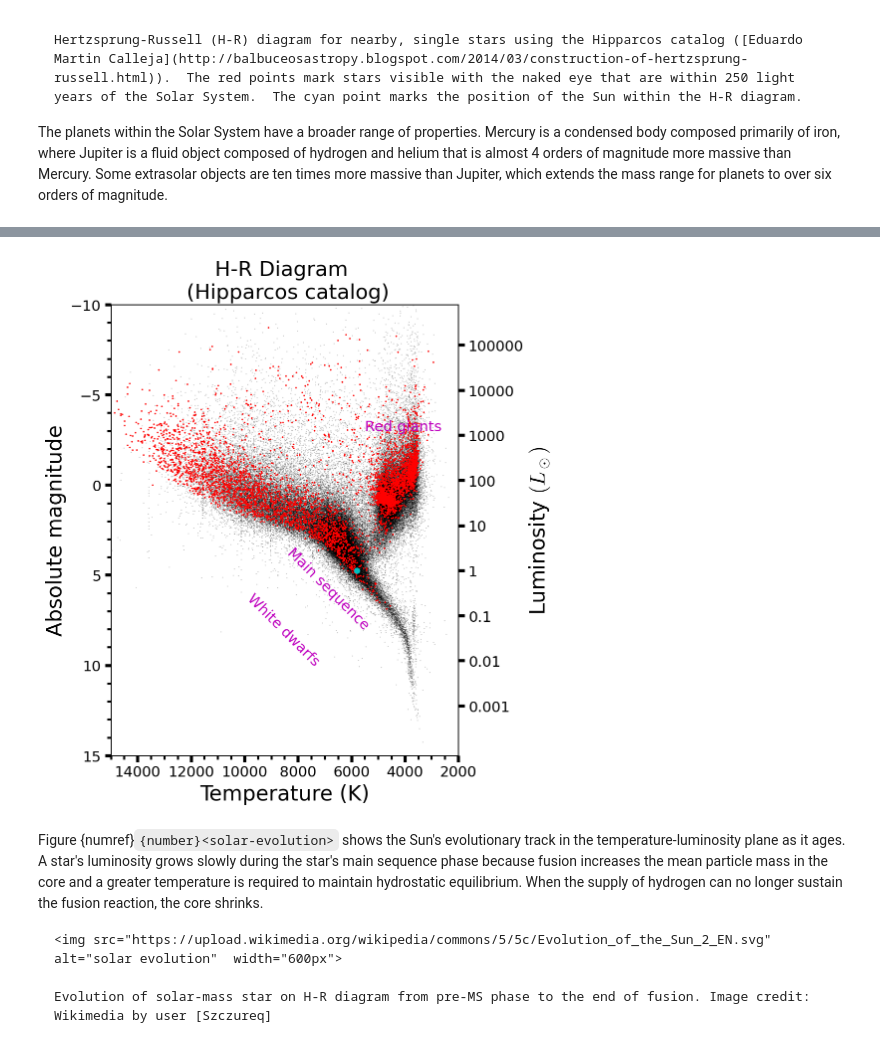
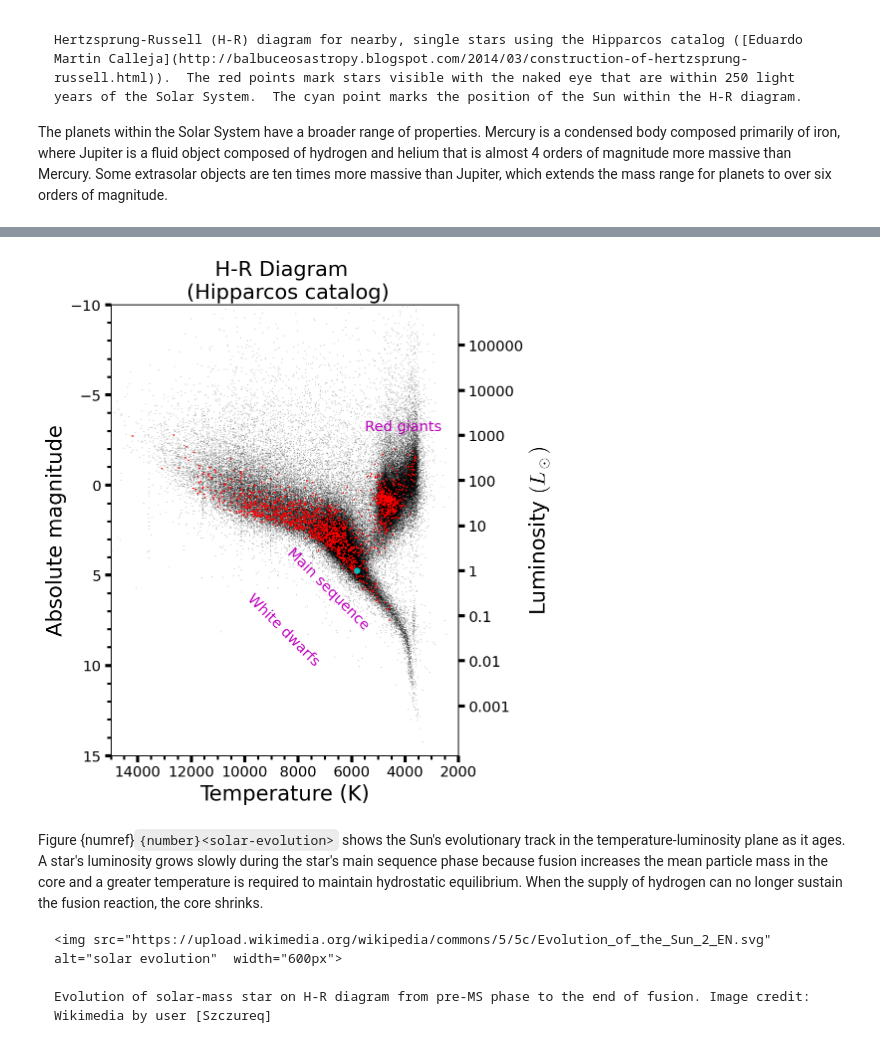
Before and after one commit to saturnaxis/Astrobio, a Jupyter notebook: docs/_sources/Chapter_02/Physics_and_Astrophysics.ipynb, the cells around one changed output, grey strips where cells are left out. Drawn from its saved outputs; the diff is of its cells as text; code cells hidden in the pictures.

Commit message:
fixed figure

```diff
--- a/docs/_sources/Chapter_02/Physics_and_Astrophysics.ipynb
+++ b/docs/_sources/Chapter_02/Physics_and_Astrophysics.ipynb
@@ -735,8 +735,8 @@ SpType = SpType[singles]
 #---------------------------------#
 
 #cut by parallax (distance) in milliarcseconds
-p_max = 1/(13/3.26)/1e-3 #250 ly in mas
-cut_distance_near = np.where(np.logical_and(df_vals[:,2]<p_max,df_vals[:,1]<6))[0]
+p_max = 1/(250/3.26)/1e-3 #250 ly in mas
+cut_distance_near = np.where(np.logical_and(df_vals[:,2]>p_max,df_vals[:,1]<6))[0]
 
 # Create array for the absolute magnitude
 M_V = df_vals[:,1] + 5*np.log10(df_vals[:,2]/100.)
@@ -757,34 +757,34 @@ ax_Lum.set_yticklabels(Ltick_lbls)
 
 ax.set_xlim(15000,2000)
 ax.set_ylim(15, -10)
 #ax.grid()
 ax.set_title('H-R Diagram \n (Hipparcos catalog)',fontsize=fs)
 
 ax.title.set_fontsize(20)
 ax.set_xlabel('Temperature (K)',fontsize=fs)
 ax.set_ylabel('Absolute magnitude',fontsize=fs)
 ax_Lum.set_ylabel("Luminosity $(L_\odot)$",fontsize=fs)
 
 ax.scatter(df_vals[:,3], M_V, s=1, edgecolors='none', c='k',alpha=0.25)
 ax.scatter(df_vals[cut_distance_near,3],M_V[cut_distance_near],s=2.5,edgecolors='none',c='r')
 ax.plot(5800,4.74,'c.',ms=10)
 
 ax.text(10000,10,'White dwarfs',rotation=-45,color='m',zorder=5)
 ax.text(8500,8,'Main sequence',rotation=-45,color='m',zorder=5)
 ax.text(5500,-3,'Red giants',color='m',zorder=5)
 
 ax_list = [ax,ax_Lum]
 for a in ax_list:
     a.minorticks_on()
     a.tick_params(which='major',axis='both', direction='out',length = 6.0, width = 3.0)
     a.tick_params(which='minor',axis='both', direction='out',length = 4.0, width = 2.0)
 
 #ax.tick_params(axis='both', labelsize=14,length=6,width=3)
 
 glue("HR_Hipparcos_fig", fig, display=False);
 # %% [output]
 [interactive output not drawn]
-[figure, old version]
+[figure, new version]
 # %% [markdown]
 Figure {numref}`{number}<solar-evolution>` shows the Sun's evolutionary track in the temperature-luminosity plane as it ages.  A star's luminosity grows slowly during the star's main sequence phase because fusion increases the mean particle mass in the core and a greater temperature is required to maintain hydrostatic equilibrium.  When the supply of hydrogen can no longer sustain the fusion reaction, the core shrinks.
 
```
Also changed, not shown: 4 other files.
